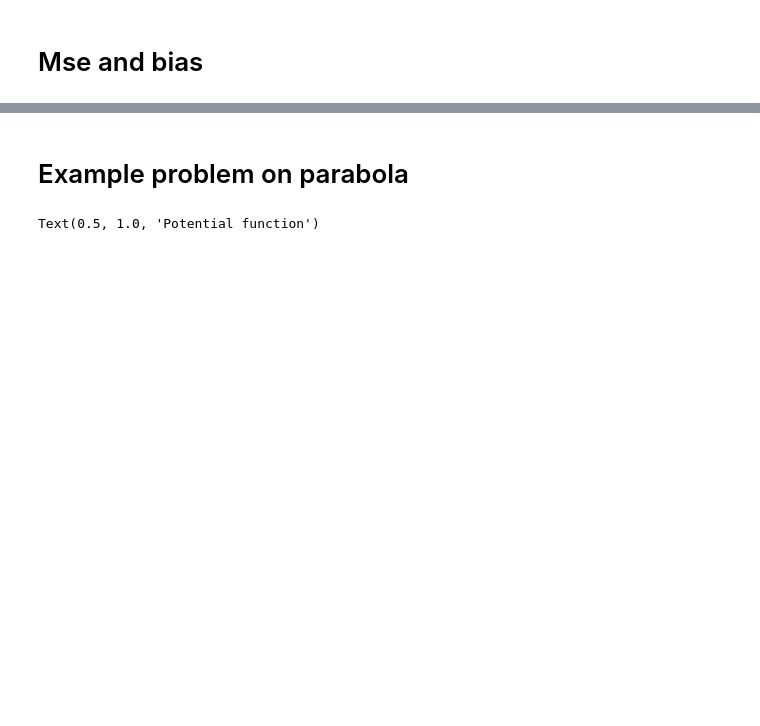
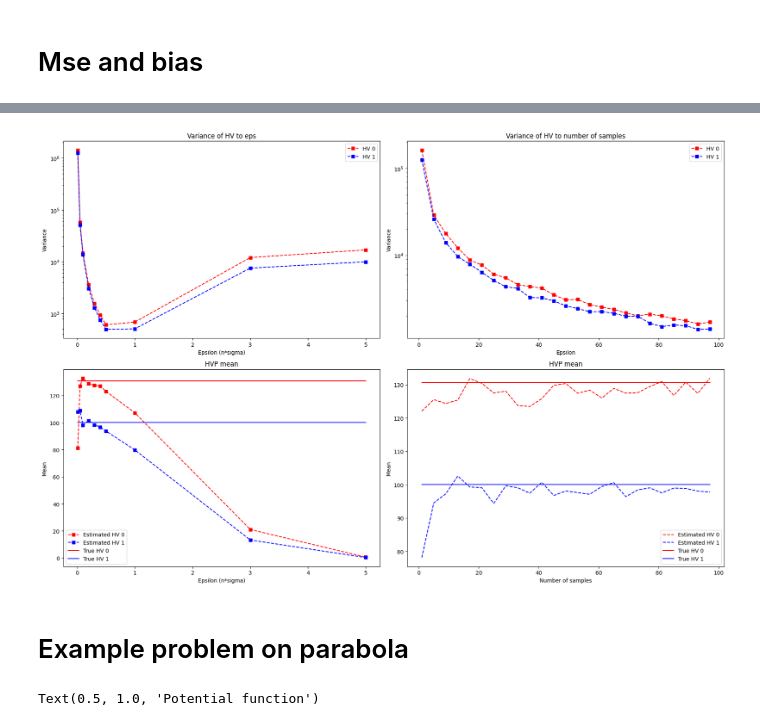
Before and after one commit to wangzican/prdpt2024, a Jupyter notebook: code/higher_order_test.ipynb, the cells around one changed output, grey strips where cells are left out. Saved outputs shown, nothing was run; the diff lists cells and outputs as text; code cells hidden in the pictures; blank space fills up the shorter version.

```diff
--- a/code/higher_order_test.ipynb
+++ b/code/higher_order_test.ipynb
@@ -330,3 +407,52 @@ plt.show()
+# %%
+plt.figure(figsize=(18,12))
+plt.subplot(2,2,2)
+plt.plot(number_of_samples, HV_var[:,0], color='red', linestyle='--', label="HV 0", marker='s')
+plt.plot(number_of_samples, HV_var[:,1], color='blue', linestyle='--', label="HV 1", marker='s')
+plt.title("Variance of HV to number of samples")
+plt.yscale('log')
+plt.xlabel("Epsilon")
+# plt.ylim(bottom=10)
+plt.ylabel("Variance")
+plt.legend()
+
+plt.subplot(2,2,1)
+plt.plot(epses/sigma2, HV_var_eps[:,0], color='red', linestyle='--', label="HV 0", marker='s')
+plt.plot(epses/sigma2, HV_var_eps[:,1], color='blue', linestyle='--', label="HV 1", marker='s')
+plt.xlabel("Epsilon (n*sigma)")
+plt.ylabel("Variance")
+plt.yscale('log')
+# plt.xscale('log')
+# plt.ylim(bottom=1)
+plt.title("Variance of HV to eps")
+plt.legend()
+
+plt.subplot(2,2,4)
+plt.plot(number_of_samples, HV_mean[:,0], color='red', linestyle='--', label="Estimated HV 0")
+plt.plot(number_of_samples, HV_mean[:,1], color='blue', linestyle='--', label="Estimated HV 1")
+plt.plot(number_of_samples, true_HV1[:,0], color='red', label="True HV 0")
+plt.plot(number_of_samples, true_HV1[:,1], color='blue', label="True HV 1")
+plt.plot()
+plt.xlabel("Number of samples")
+plt.ylabel("Mean")
+plt.title("HVP mean")
+plt.tight_layout()
+plt.legend()
+
+plt.subplot(2,2,3)
+plt.plot(epses/sigma2, HV_mean_eps[:, 0], color='red', linestyle='--', label="Estimated HV 0", marker='s')
+plt.plot(epses/sigma2, HV_mean_eps[:, 1], color='blue', linestyle='--', label="Estimated HV 1", marker='s')
+plt.plot(epses/sigma2, true_HV2[:,0], color='red', label="True HV 0")
+plt.plot(epses/sigma2, true_HV2[:,1], color='blue', label="True HV 1")
+plt.xlabel("Epsilon (n*sigma)")
+plt.ylabel("Mean")
+# plt.xscale('log')
+plt.title("HVP mean")
+plt.legend()
+plt.tight_layout()
+plt.show()
+# %% [output]
+[figure, added]
 # %% [markdown]
 # Example problem on parabola
 # %%
```
Also changed, not shown: parts of 56 cells of this notebook, 13 other files.
